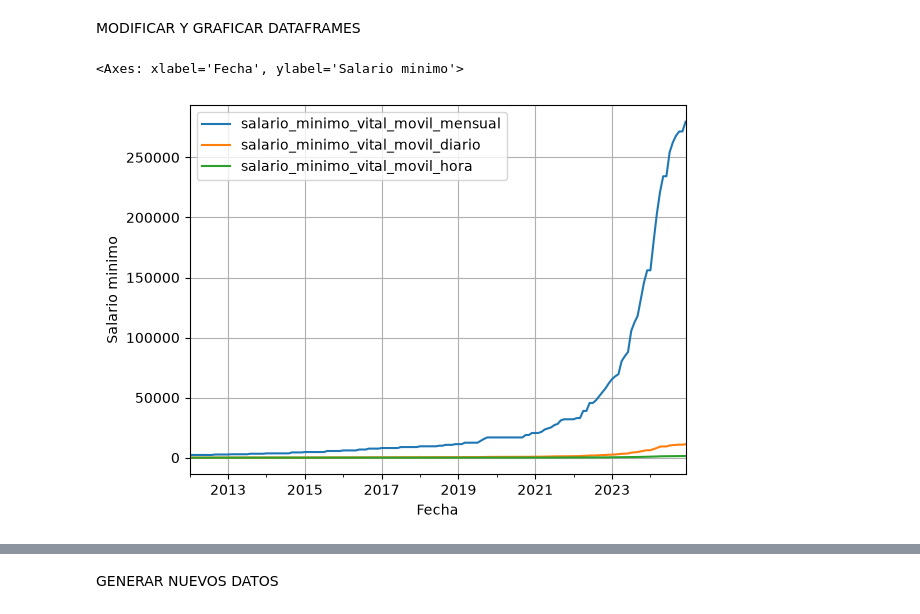
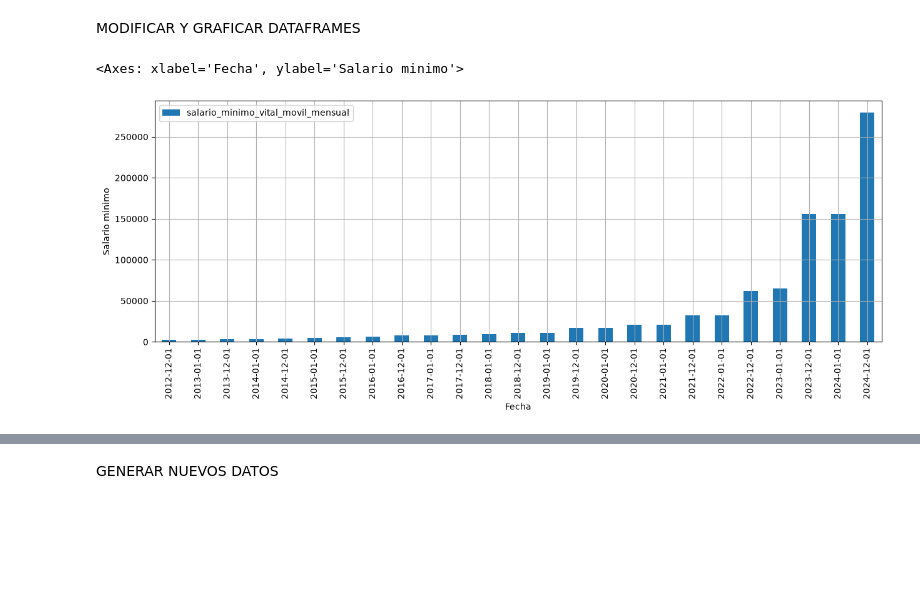
Before and after one commit to TomasVerniano/ANALISIS_POBLACION_ARGENTINA_AED, a Jupyter notebook: economia.ipynb, the cells around one changed output, grey strips where cells are left out. Drawn from its saved outputs; the diff is of its cells as text; code cells hidden in the pictures; blank space fills up the shorter version.

```diff
--- a/economia.ipynb
+++ b/economia.ipynb
@@ -36,19 +61,24 @@ memory usage: 30.8 KB
 # %% [markdown]
 MODIFICAR Y GRAFICAR DATAFRAMES
 # %%
-salario_min['indice_tiempo'] = pd.to_datetime(salario_min['indice_tiempo'])
-salario_min = salario_min.sort_values(by='indice_tiempo')
+salario_min_desde_2012 = salario_min[(salario_min['indice_tiempo'] >= '2012-12-01') & (salario_min['indice_tiempo'] <= '2024-12-01')]
 
-salario_min_desde_2012 = salario_min[(salario_min['indice_tiempo'] >= '2012-01-01') & (salario_min['indice_tiempo'] <= '2024-12-01')]
+salario_min_desde_2012 = salario_min_desde_2012[salario_min_desde_2012['indice_tiempo'].dt.month.isin([1,12])]
+
+salario_min_desde_2012 = salario_min_desde_2012.sort_values('indice_tiempo')
+
+salario_min_desde_2012['indice_tiempo'] = salario_min_desde_2012['indice_tiempo'].dt.strftime('%Y-%m-%d')
 
 salario_min_desde_2012.plot(
-                            grid=True,
-                            x='indice_tiempo',
-                            xlabel='Fecha',
-                            y=['salario_minimo_vital_movil_mensual',
-                               'salario_minimo_vital_movil_diario',
-                               'salario_minimo_vital_movil_hora'],
-                            ylabel='Salario minimo')
+                            kind = 'bar',
+                            figsize = (15,5),
+                            grid = True,
+                            x = 'indice_tiempo',
+                            rot = 90,
+                            xlabel ='Fecha',
+                            y = 'salario_minimo_vital_movil_mensual',
+                            ylabel ='Salario minimo'
+                           )
 # %% [output]
 <Axes: xlabel='Fecha', ylabel='Salario minimo'>
-[figure, old version]
+[figure, new version]
```
Also changed, not shown: parts of 4 cells of this notebook, 5 other files.
